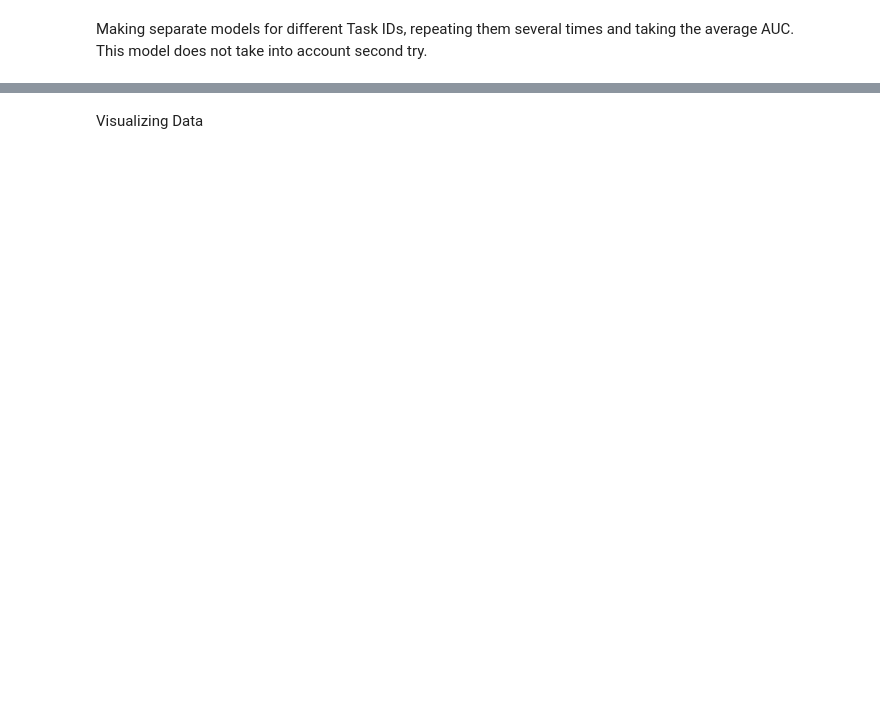
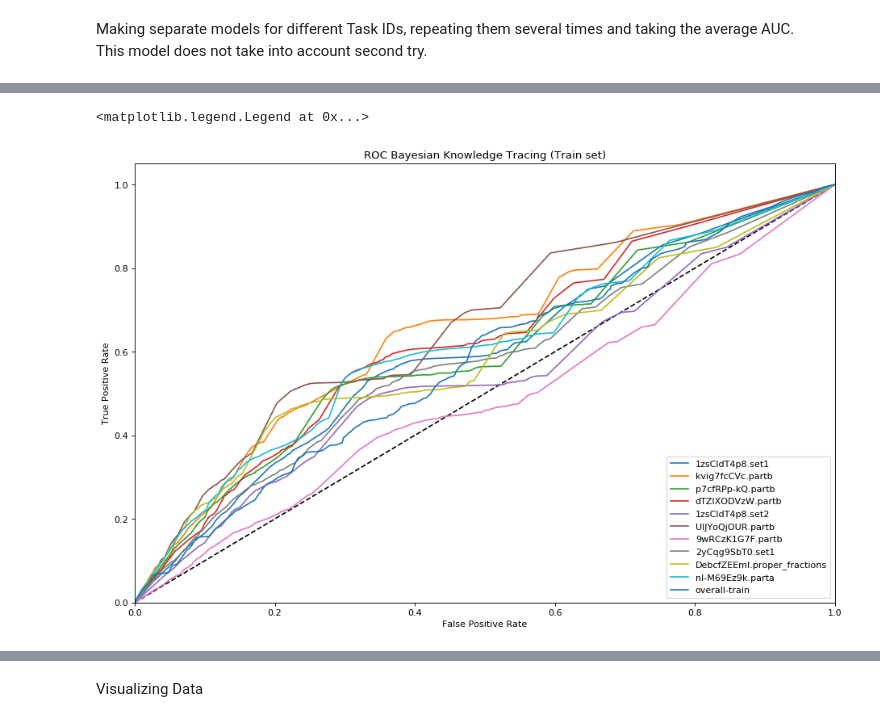
Before and after one commit to aroraakshit/deep_knowledge_tracing, a Jupyter notebook: notebooks/separate_models.ipynb, the cells around one changed output, grey strips where cells are left out. Cells and saved outputs as stored; diff of their text form; code cells hidden in the pictures; blank space fills up the shorter version.

```diff
--- a/notebooks/separate_models.ipynb
+++ b/notebooks/separate_models.ipynb
@@ -234,3 +268,23 @@ Overall AUC train: 0.559038892803771, test: 0.5811526111415344
+# %%
+fig=plt.figure(figsize=(14, 9), dpi= 80, facecolor='w', edgecolor='k')
+plt.plot([0, 1], [0, 1], 'k--')
+plt.xlim([0.0, 1.0])
+plt.ylim([0.0, 1.05])
+plt.xlabel('False Positive Rate')
+plt.ylabel('True Positive Rate')
+plt.title('ROC Bayesian Knowledge Tracing (Train set)')
+
+for task_id in another_2:
+    roc = calculate_auc(true_all_tasks['train'][task_id],predictions_all_tasks['train'][task_id], seqlen_all_tasks['train'][task_id], plot=True)
+    plt.plot(roc[1], roc[2], label=task_id)
+
+roc = o_calculate_auc(true_all_tasks['train'],predictions_all_tasks['train'],seqlen_all_tasks['train'],plot=True)
+plt.plot(roc[1], roc[2], label='overall-train')
+
+plt.legend(loc="lower right")
+# %% [output]
+<matplotlib.legend.Legend at 0x...>
+[figure, added]
 # %%
 fig, axs = plt.subplots(5,2, figsize=(20, 30), facecolor='w', edgecolor='k')
 fig.subplots_adjust(hspace = .5, wspace=0.1)
```
Also changed, not shown: parts of 12 cells of this notebook, 4 other files.
